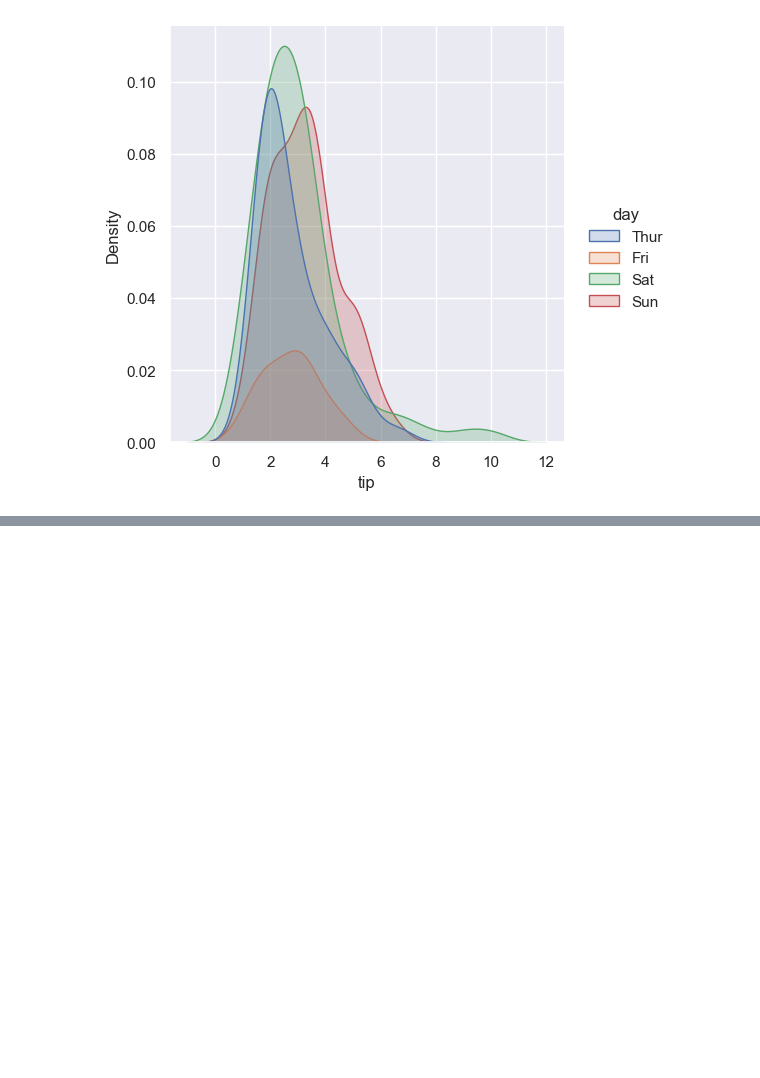
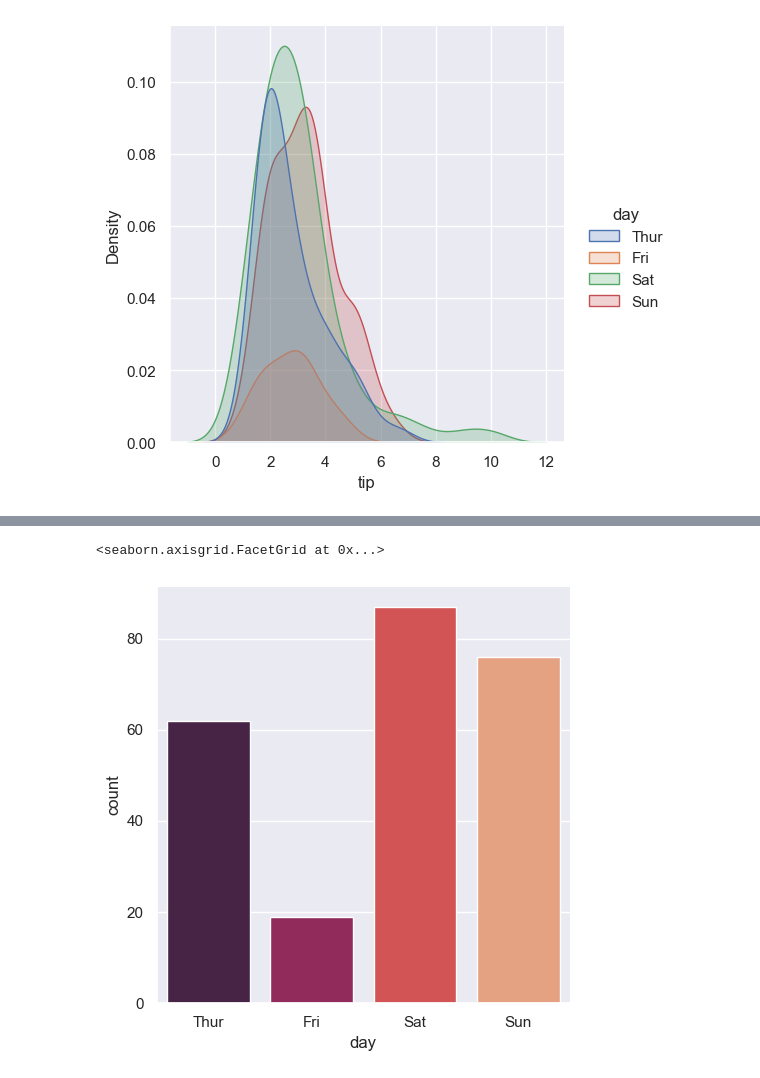
Before and after one commit to raulsiqueira96/seaborn_practice, a Jupyter notebook: Seaborn.ipynb, the cells around one changed output, grey strips where cells are left out. Drawn from its saved outputs; the diff is of its cells as text; code cells hidden in the pictures; blank space fills up the shorter version.

```diff
--- a/Seaborn.ipynb
+++ b/Seaborn.ipynb
@@ -287,0 +316,7 @@ sns.displot(data=tips, x='tip', hue='day', kind='kde', fill=True)
+# %%
+# Countplot
+sns.catplot(data=tips, x='day', kind='count', palette='rocket')
+# or sns.countplot(data=tips, x='day', palette='coolwarm')
+# %% [output]
+<seaborn.axisgrid.FacetGrid at 0x...>
+[figure, added]
```
Also changed, not shown: parts of 19 cells of this notebook.
